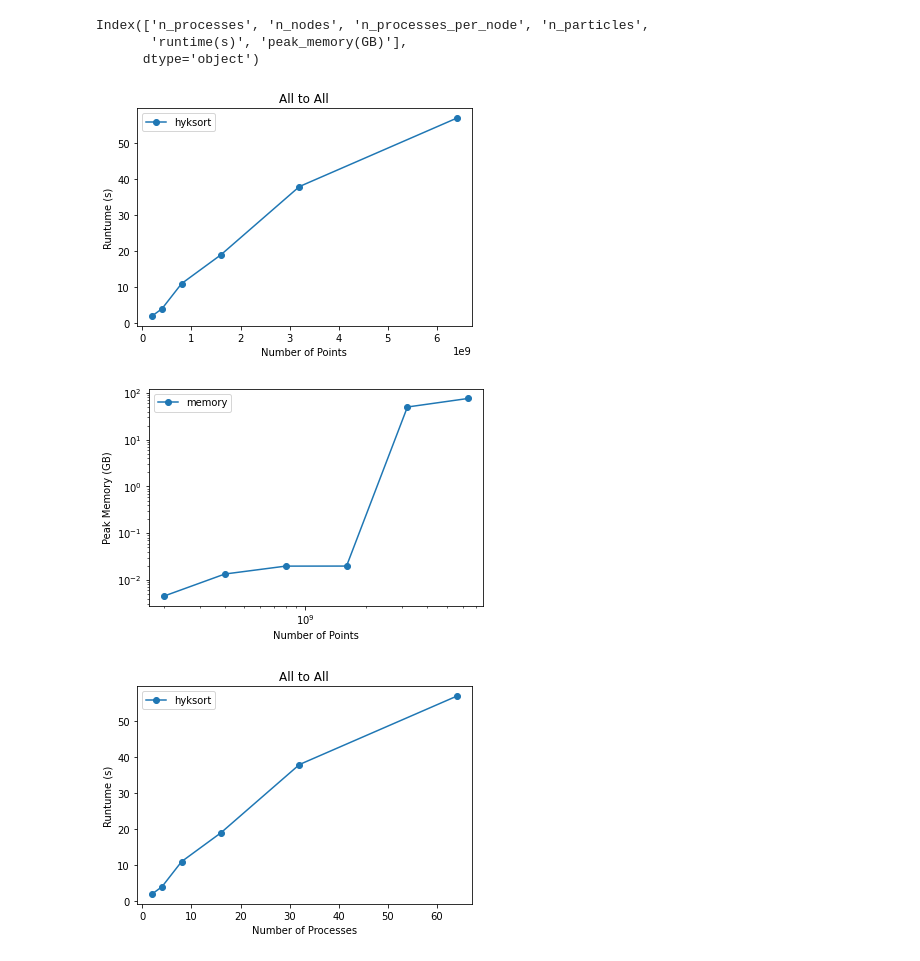
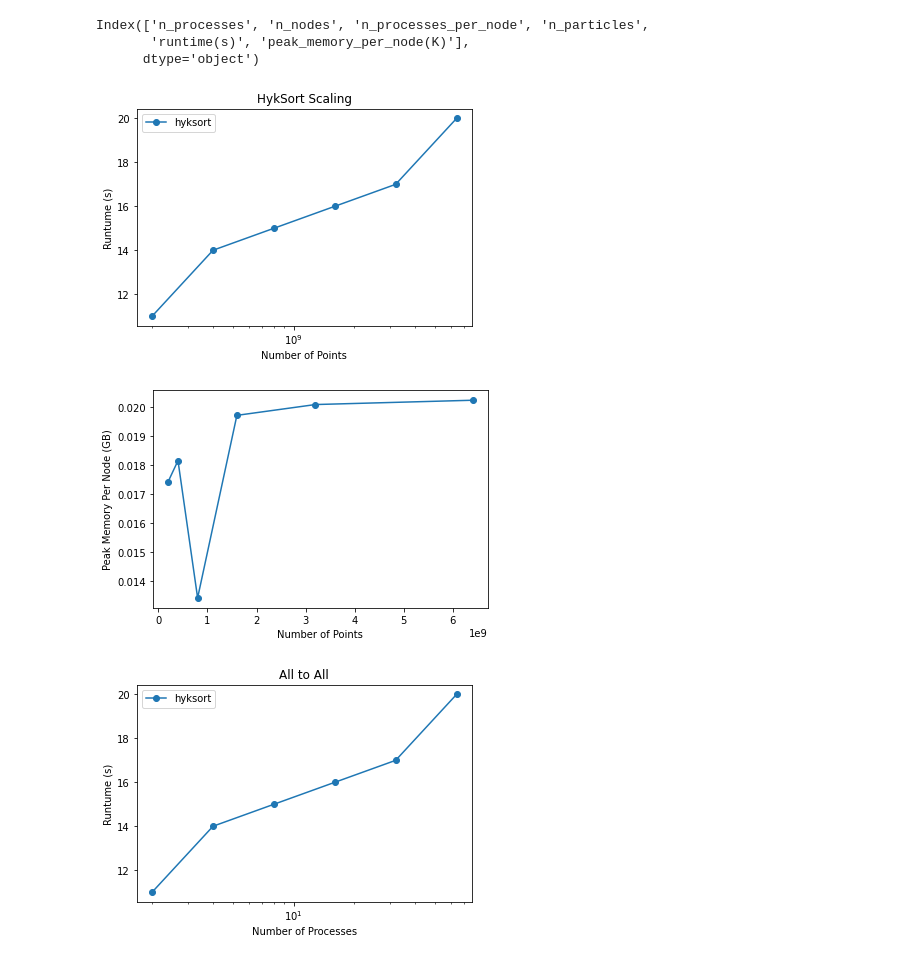
Before and after one commit to rusty-fast-solvers/hyksort, a Jupyter notebook: scaling/weak.ipynb, the cells around one changed output. Cells and saved outputs as stored; diff of their text form; code cells hidden in the pictures.

```diff
--- a/scaling/weak.ipynb
+++ b/scaling/weak.ipynb
@@ -4,12 +4,12 @@
 import pandas as pd
 import matplotlib.pyplot as plt
 # %%
-weak = pd.read_csv('hyksort_scaling.csv')
+weak = pd.read_csv('hyksort_scaling2.csv')
 
 weak.keys()
 # %% [output]
 Index(['n_processes', 'n_nodes', 'n_processes_per_node', 'n_particles',
-       'runtime(s)', 'peak_memory(GB)'],
+       'runtime(s)', 'peak_memory_per_node(K)'],
       dtype='object')
 # %%
 # Calculate performance metrics
@@ -17,39 +17,39 @@ fig, ax = plt.subplots()
 
 n_points = 1e8
 
-# ax.set_xscale('log')
+ax.set_xscale('log')
 ax.plot(weak['n_processes']*n_points, weak['runtime(s)'],  '-o', label='hyksort')
 
-ax.set_title('All to All')
+ax.set_title('HykSort Scaling')
 ax.set_ylabel('Runtume (s)')
 ax.set_xlabel('Number of Points')
 
 plt.legend()
 plt.show()
 # %% [output]
-[figure, old version]
+[figure, new version]
 # %%
 # Calculate performance metrics
 fig, ax = plt.subplots()
 
 
-ax.set_yscale('log')
-ax.set_xscale('log')
-ax.plot(weak['n_processes']*n_points, weak['peak_memory(GB)'],  '-o', label='memory')
+# ax.set_yscale('log')
+# ax.set_xscale('log')
+ax.plot(weak['n_processes']*n_points, weak['peak_memory_per_node(K)']/1e6,  '-o', label='memory')
 
-ax.set_ylabel('Peak Memory (GB)')
+ax.set_ylabel('Peak Memory Per Node (GB)')
 ax.set_xlabel('Number of Points')
 
-plt.legend()
+# plt.legend()
 plt.show()
 # %% [output]
-[figure, old version]
+[figure, new version]
 # %%
 fig, ax = plt.subplots()
 
 n_points = 1e8
 
-# ax.set_xscale('log')
+ax.set_xscale('log')
 ax.plot(weak['n_processes'], weak['runtime(s)'],  '-o', label='hyksort')
 
 ax.set_title('All to All')
@@ -59,4 +59,4 @@ ax.set_xlabel('Number of Processes')
 plt.legend()
 plt.show()
 # %% [output]
-[figure, old version]
+[figure, new version]
```
Also changed, not shown: 12 other files.
